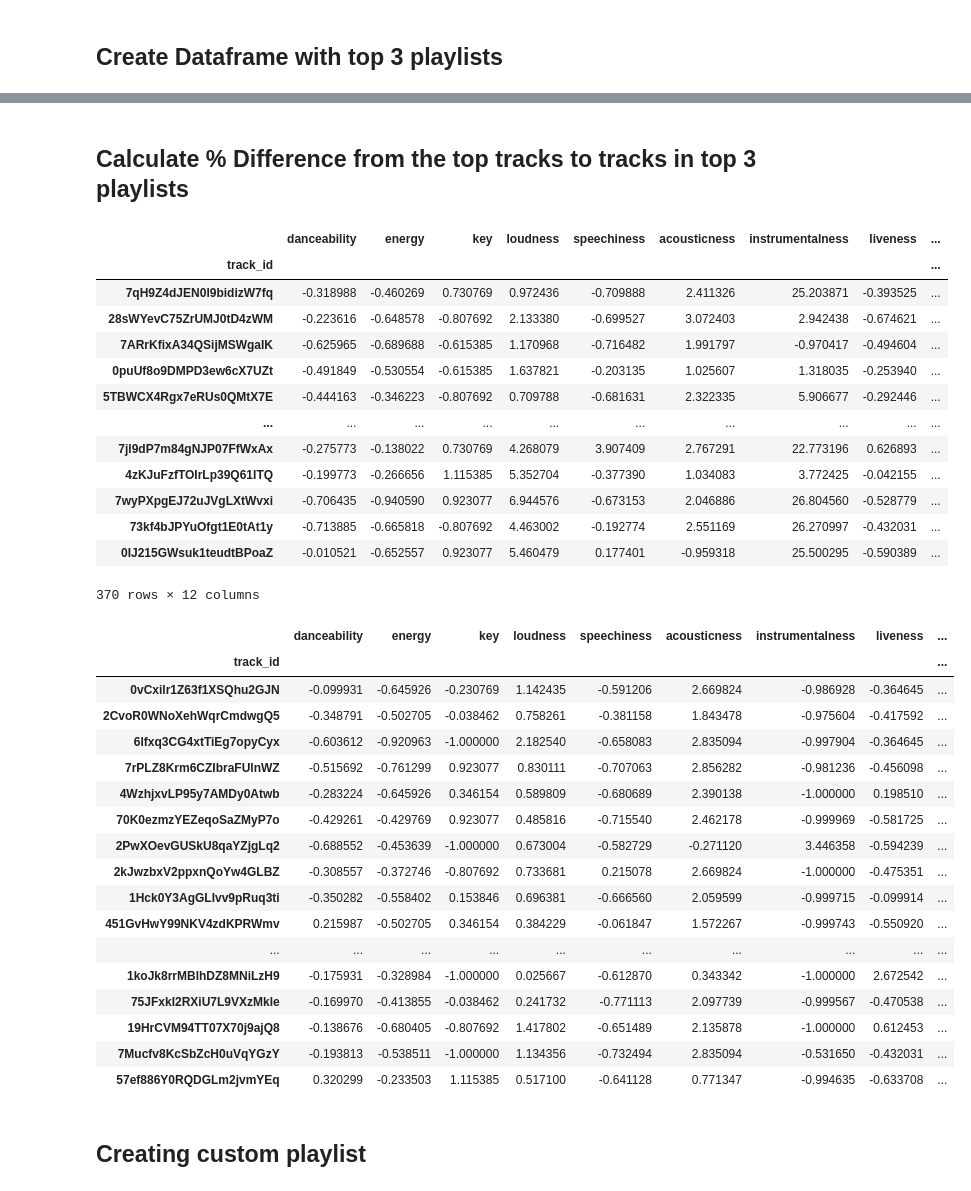
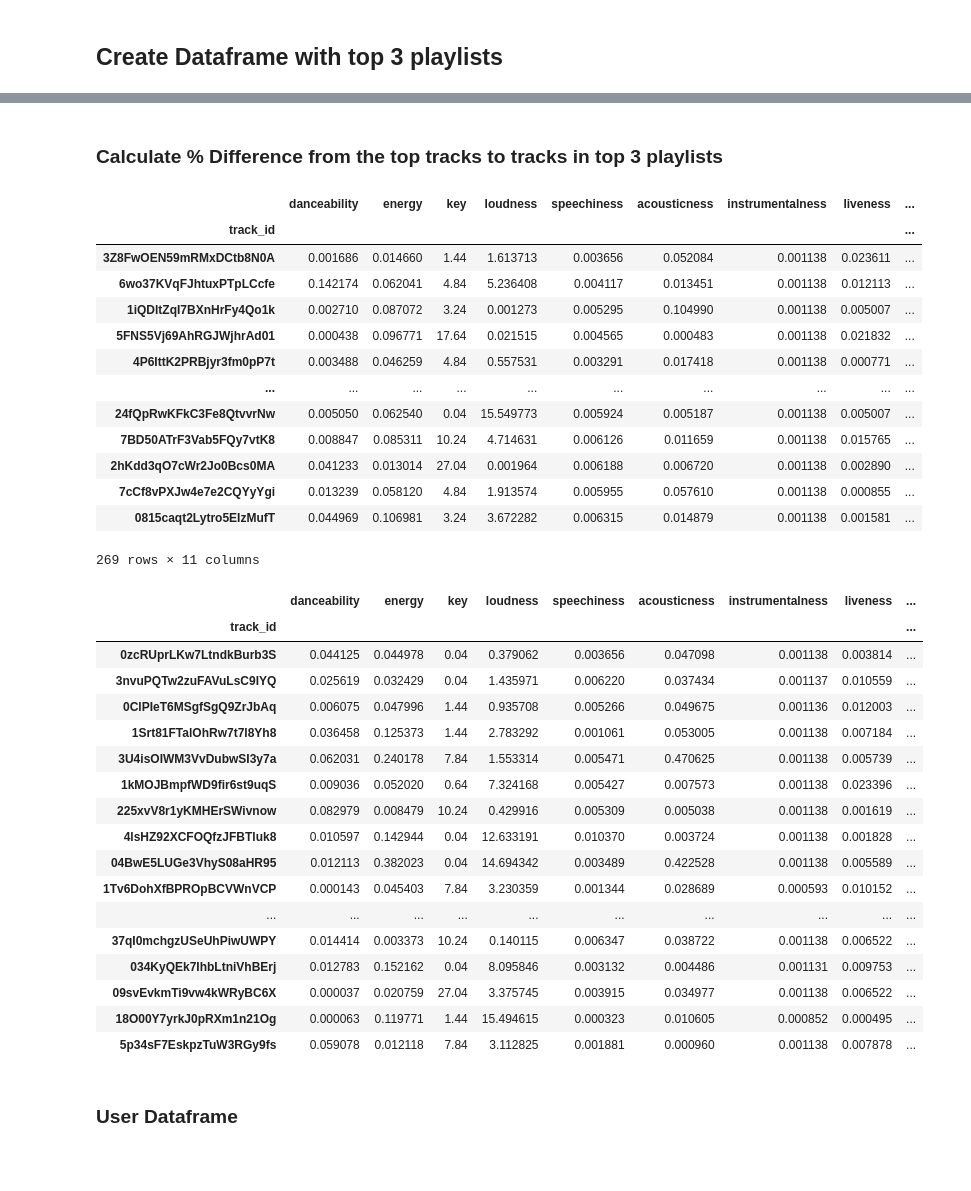
Before and after one commit to vvenkatesh-ML/Spotify-Recommendation-System, a Jupyter notebook: Spotify Recommendation System .ipynb, the cells around one changed output, grey strips where cells are left out. Cells and saved outputs as stored; diff of their text form; code cells hidden in the pictures; blank space fills up the shorter version.

```diff
--- a/Spotify Recommendation System .ipynb
+++ b/Spotify Recommendation System .ipynb
@@ -277,5 +373,6 @@ X
 # %%
 y = pd.DataFrame(df_final_features.mean(), columns = ['top_playlist'])
+y = y[:10]
 y
 # %% [output]
 |  | top_playlist |
@@ -367,8 +407,0 @@ euc_dataframe(y['top_playlist'])
-# %%
-forest = RandomForestRegressor(max_depth=5, max_features=10)
-forest.fit(X,y)
-importances = forest.feature_importances_
-indices = np.argsort(importances)[::-1]
-
-for i in range(len(importances)):
-    print("%d. %s %f" %(i + 1, X.columns[i], importances[indices[i]]))
@@ -412,8 +498,9 @@ Create df_37i9dQZF1DX0jgyAiPl8Af = get_audio_features(sp, playlist)
 # %%
-frames = [df_37i9dQZF1DX4bSrsRWE9cd, df_37i9dQZF1DWTwnEm1IYyoj, df_37i9dQZF1DWUAeTOoyNaqm]
-df =pd.concat(frames)
+frames_featured = [df_37i9dQZF1DX4WYpdgoIcn6, df_37i9dQZF1DX4SBhb3fqCJd, df_37i9dQZF1DX7rOY2tZUw1k]
+df =pd.concat(frames_featured)
 df = df.set_index(['track_id'])
 del df['track_name']
+del df['duration_ms']
 df
 # %% [output]
 |  | danceability | energy | key | loudness | speechiness | acousticness | instrumentalness | liveness | ... |
@@ -433,47 +520,47 @@ df
 # %% [markdown]
-## Calculate % Difference from the top tracks to tracks in top 3 playlists
+### Calculate % Difference from the top tracks to tracks in top 3 playlists
 # %%
 df1 = df.subtract(y['top_playlist'], axis ='columns')
-df1 = df1.divide(y['top_playlist'], axis = 'columns')
-df1['%_diff'] = df1.sum(axis=1)
-df1['%_diff'] = df1['%_diff'].abs()
+df1 = df1 ** 2
+df1['variance'] = df1.sum(axis=1)
+df1['variance'].divide(len(df1))
 df1
 # %% [output]
 |  | danceability | energy | key | loudness | speechiness | acousticness | instrumentalness | liveness | ... |
 | track_id |  |  |  |  |  |  |  |  | ... |
-| 7qH9Z4dJEN0l9bidizW7fq | -0.318988 | -0.460269 | 0.730769 | 0.972436 | -0.709888 | 2.411326 | 25.203871 | -0.393525 | ... |
-| 28sWYevC75ZrUMJ0tD4zWM | -0.223616 | -0.648578 | -0.807692 | 2.133380 | -0.699527 | 3.072403 | 2.942438 | -0.674621 | ... |
-| 7ARrKfixA34QSijMSWgaIK | -0.625965 | -0.689688 | -0.615385 | 1.170968 | -0.716482 | 1.991797 | -0.970417 | -0.494604 | ... |
-| 0puUf8o9DMPD3ew6cX7UZt | -0.491849 | -0.530554 | -0.615385 | 1.637821 | -0.203135 | 1.025607 | 1.318035 | -0.253940 | ... |
-| 5TBWCX4Rgx7eRUs0QMtX7E | -0.444163 | -0.346223 | -0.807692 | 0.709788 | -0.681631 | 2.322335 | 5.906677 | -0.292446 | ... |
+| 3Z8FwOEN59mRMxDCtb8N0A | 0.001686 | 0.014660 | 1.44 | 1.613713 | 0.003656 | 0.052084 | 0.001138 | 0.023611 | ... |
+| 6wo37KVqFJhtuxPTpLCcfe | 0.142174 | 0.062041 | 4.84 | 5.236408 | 0.004117 | 0.013451 | 0.001138 | 0.012113 | ... |
+| 1iQDltZqI7BXnHrFy4Qo1k | 0.002710 | 0.087072 | 3.24 | 0.001273 | 0.005295 | 0.104990 | 0.001138 | 0.005007 | ... |
+| 5FNS5Vj69AhRGJWjhrAd01 | 0.000438 | 0.096771 | 17.64 | 0.021515 | 0.004565 | 0.000483 | 0.001138 | 0.021832 | ... |
+| 4P6IttK2PRBjyr3fm0pP7t | 0.003488 | 0.046259 | 4.84 | 0.557531 | 0.003291 | 0.017418 | 0.001138 | 0.000771 | ... |
 | ... | ... | ... | ... | ... | ... | ... | ... | ... | ... |
-| 7jl9dP7m84gNJP07FfWxAx | -0.275773 | -0.138022 | 0.730769 | 4.268079 | 3.907409 | 2.767291 | 22.773196 | 0.626893 | ... |
-| 4zKJuFzfTOIrLp39Q61ITQ | -0.199773 | -0.266656 | 1.115385 | 5.352704 | -0.377390 | 1.034083 | 3.772425 | -0.042155 | ... |
-| 7wyPXpgEJ72uJVgLXtWvxi | -0.706435 | -0.940590 | 0.923077 | 6.944576 | -0.673153 | 2.046886 | 26.804560 | -0.528779 | ... |
-| 73kf4bJPYuOfgt1E0tAt1y | -0.713885 | -0.665818 | -0.807692 | 4.463002 | -0.192774 | 2.551169 | 26.270997 | -0.432031 | ... |
-| 0IJ215GWsuk1teudtBPoaZ | -0.010521 | -0.652557 | 0.923077 | 5.460479 | 0.177401 | -0.959318 | 25.500295 | -0.590389 | ... |
+| 24fQpRwKFkC3Fe8QtvvrNw | 0.005050 | 0.062540 | 0.04 | 15.549773 | 0.005924 | 0.005187 | 0.001138 | 0.005007 | ... |
+| 7BD50ATrF3Vab5FQy7vtK8 | 0.008847 | 0.085311 | 10.24 | 4.714631 | 0.006126 | 0.011659 | 0.001138 | 0.015765 | ... |
+| 2hKdd3qO7cWr2Jo0Bcs0MA | 0.041233 | 0.013014 | 27.04 | 0.001964 | 0.006188 | 0.006720 | 0.001138 | 0.002890 | ... |
+| 7cCf8vPXJw4e7e2CQYyYgi | 0.013239 | 0.058120 | 4.84 | 1.913574 | 0.005955 | 0.057610 | 0.001138 | 0.000855 | ... |
+| 0815caqt2Lytro5EIzMufT | 0.044969 | 0.106981 | 3.24 | 3.672282 | 0.006315 | 0.014879 | 0.001138 | 0.001581 | ... |
-370 rows × 12 columns
+269 rows × 11 columns
 # %%
-df2 = df1.sort_values('%_diff', ascending = True).head(50)
+df2 = df1.sort_values('variance', ascending = True).head(50)
 df2
 # %% [output]
 |  | danceability | energy | key | loudness | speechiness | acousticness | instrumentalness | liveness | ... |
 | track_id |  |  |  |  |  |  |  |  | ... |
-| 0vCxilr1Z63f1XSQhu2GJN | -0.099931 | -0.645926 | -0.230769 | 1.142435 | -0.591206 | 2.669824 | -0.986928 | -0.364645 | ... |
-| 2CvoR0WNoXehWqrCmdwgQ5 | -0.348791 | -0.502705 | -0.038462 | 0.758261 | -0.381158 | 1.843478 | -0.975604 | -0.417592 | ... |
-| 6lfxq3CG4xtTiEg7opyCyx | -0.603612 | -0.920963 | -1.000000 | 2.182540 | -0.658083 | 2.835094 | -0.997904 | -0.364645 | ... |
-| 7rPLZ8Krm6CZIbraFUlnWZ | -0.515692 | -0.761299 | 0.923077 | 0.830111 | -0.707063 | 2.856282 | -0.981236 | -0.456098 | ... |
-| 4WzhjxvLP95y7AMDy0Atwb | -0.283224 | -0.645926 | 0.346154 | 0.589809 | -0.680689 | 2.390138 | -1.000000 | 0.198510 | ... |
-| 70K0ezmzYEZeqoSaZMyP7o | -0.429261 | -0.429769 | 0.923077 | 0.485816 | -0.715540 | 2.462178 | -0.999969 | -0.581725 | ... |
-| 2PwXOevGUSkU8qaYZjgLq2 | -0.688552 | -0.453639 | -1.000000 | 0.673004 | -0.582729 | -0.271120 | 3.446358 | -0.594239 | ... |
-| 2kJwzbxV2ppxnQoYw4GLBZ | -0.308557 | -0.372746 | -0.807692 | 0.733681 | 0.215078 | 2.669824 | -1.000000 | -0.475351 | ... |
-| 1Hck0Y3AgGLIvv9pRuq3ti | -0.350282 | -0.558402 | 0.153846 | 0.696381 | -0.666560 | 2.059599 | -0.999715 | -0.099914 | ... |
-| 451GvHwY99NKV4zdKPRWmv | 0.215987 | -0.502705 | 0.346154 | 0.384229 | -0.061847 | 1.572267 | -0.999743 | -0.550920 | ... |
+| 0zcRUprLKw7LtndkBurb3S | 0.044125 | 0.044978 | 0.04 | 0.379062 | 0.003656 | 0.047098 | 0.001138 | 0.003814 | ... |
+| 3nvuPQTw2zuFAVuLsC9IYQ | 0.025619 | 0.032429 | 0.04 | 1.435971 | 0.006220 | 0.037434 | 0.001137 | 0.010559 | ... |
+| 0ClPIeT6MSgfSgQ9ZrJbAq | 0.006075 | 0.047996 | 1.44 | 0.935708 | 0.005266 | 0.049675 | 0.001136 | 0.012003 | ... |
+| 1Srt81FTalOhRw7t7l8Yh8 | 0.036458 | 0.125373 | 1.44 | 2.783292 | 0.001061 | 0.053005 | 0.001138 | 0.007184 | ... |
+| 3U4isOIWM3VvDubwSI3y7a | 0.062031 | 0.240178 | 7.84 | 1.553314 | 0.005471 | 0.470625 | 0.001138 | 0.005739 | ... |
+| 1kMOJBmpfWD9fir6st9uqS | 0.009036 | 0.052020 | 0.64 | 7.324168 | 0.005427 | 0.007573 | 0.001138 | 0.023396 | ... |
+| 225xvV8r1yKMHErSWivnow | 0.082979 | 0.008479 | 10.24 | 0.429916 | 0.005309 | 0.005038 | 0.001138 | 0.001619 | ... |
+| 4lsHZ92XCFOQfzJFBTluk8 | 0.010597 | 0.142944 | 0.04 | 12.633191 | 0.010370 | 0.003724 | 0.001138 | 0.001828 | ... |
+| 04BwE5LUGe3VhyS08aHR95 | 0.012113 | 0.382023 | 0.04 | 14.694342 | 0.003489 | 0.422528 | 0.001138 | 0.005589 | ... |
+| 1Tv6DohXfBPROpBCVWnVCP | 0.000143 | 0.045403 | 7.84 | 3.230359 | 0.001344 | 0.028689 | 0.000593 | 0.010152 | ... |
 | ... | ... | ... | ... | ... | ... | ... | ... | ... | ... |
-| 1koJk8rrMBlhDZ8MNiLzH9 | -0.175931 | -0.328984 | -1.000000 | 0.025667 | -0.612870 | 0.343342 | -1.000000 | 2.672542 | ... |
-| 75JFxkI2RXiU7L9VXzMkle | -0.169970 | -0.413855 | -0.038462 | 0.241732 | -0.771113 | 2.097739 | -0.999567 | -0.470538 | ... |
-| 19HrCVM94TT07X70j9ajQ8 | -0.138676 | -0.680405 | -0.807692 | 1.417802 | -0.651489 | 2.135878 | -1.000000 | 0.612453 | ... |
-| 7Mucfv8KcSbZcH0uVqYGzY | -0.193813 | -0.538511 | -1.000000 | 1.134356 | -0.732494 | 2.835094 | -0.531650 | -0.432031 | ... |
-| 57ef886Y0RQDGLm2jvmYEq | 0.320299 | -0.233503 | 1.115385 | 0.517100 | -0.641128 | 0.771347 | -0.994635 | -0.633708 | ... |
+| 37qI0mchgzUSeUhPiwUWPY | 0.014414 | 0.003373 | 10.24 | 0.140115 | 0.006347 | 0.038722 | 0.001138 | 0.006522 | ... |
+| 034KyQEk7IhbLtniVhBErj | 0.012783 | 0.152162 | 0.04 | 8.095846 | 0.003132 | 0.004486 | 0.001131 | 0.009753 | ... |
+| 09svEvkmTi9vw4kWRyBC6X | 0.000037 | 0.020759 | 27.04 | 3.375745 | 0.003915 | 0.034977 | 0.001138 | 0.006522 | ... |
+| 18O00Y7yrkJ0pRXm1n21Og | 0.000063 | 0.119771 | 1.44 | 15.494615 | 0.000323 | 0.010605 | 0.000852 | 0.000495 | ... |
+| 5p34sF7EskpzTuW3RGy9fs | 0.059078 | 0.012118 | 7.84 | 3.112825 | 0.001881 | 0.000960 | 0.001138 | 0.007878 | ... |
-# %% [markdown]
-## Creating custom playlist
+# %% [markdown]
+### User Dataframe
```
Also changed, not shown: parts of 46 cells of this notebook, 1 other file.
